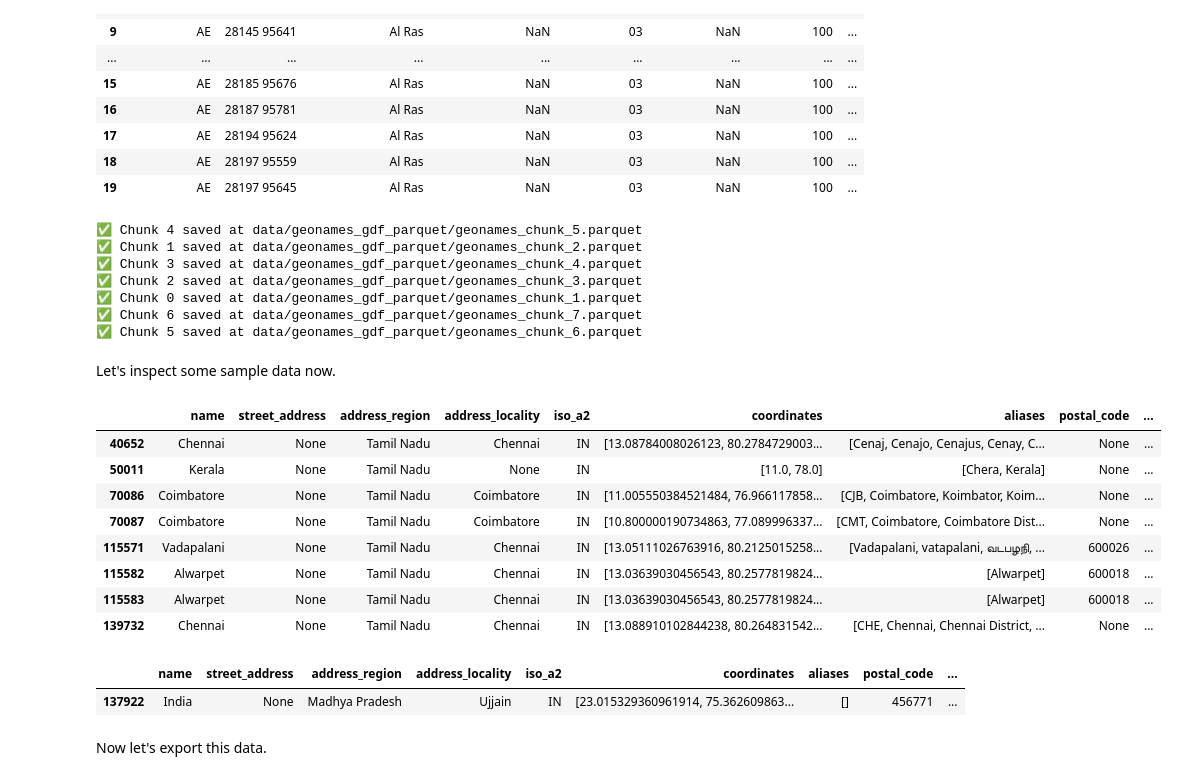
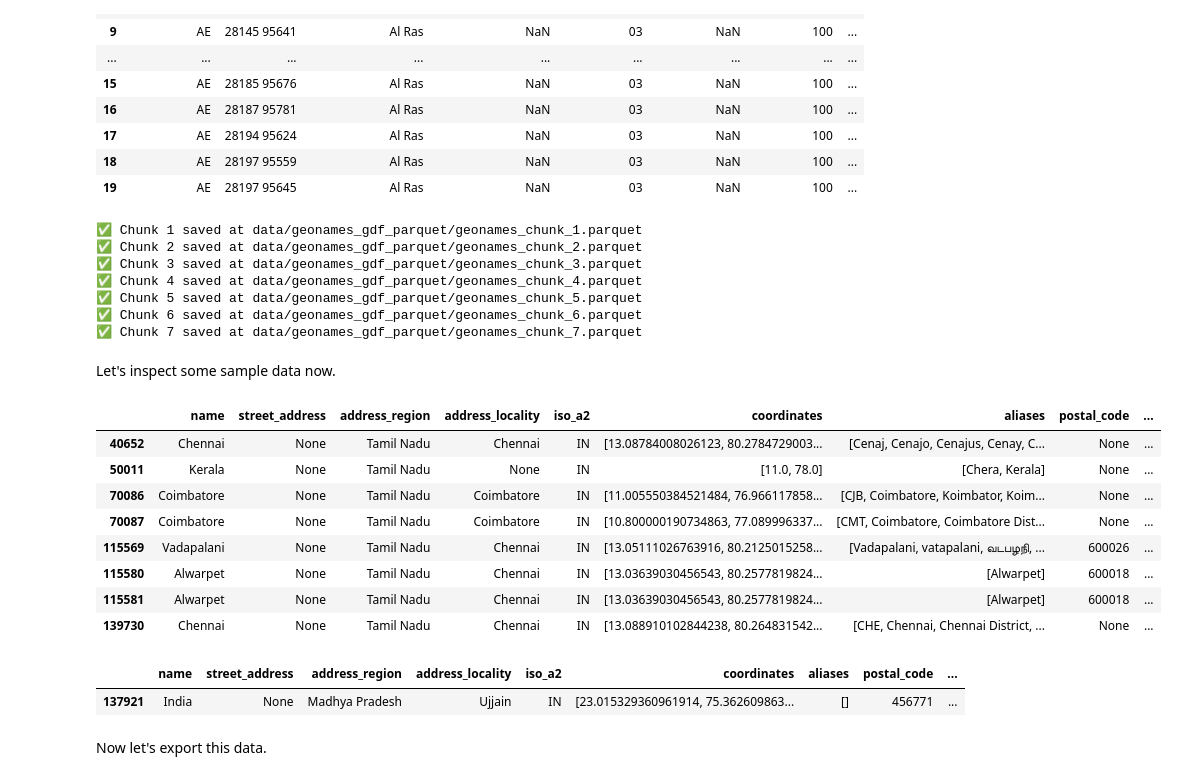
Before and after one commit to hospitaljobsin/hospitaljobsin, a Jupyter notebook: server/notebooks/import_regions.ipynb, the cells around one changed output. Cells and saved outputs as stored; diff of their text form; code cells hidden in the pictures.

Commit message:
fix import regions notebook

```diff
--- a/server/notebooks/import_regions.ipynb
+++ b/server/notebooks/import_regions.ipynb
@@ -669,8 +746,8 @@ File already exists: data/admin2Codes.txt, skipping download.
 # Example of batch processing from Parquet files
 def process_parquet_batches(parquet_files):
     """Yield DataFrames in batches from multiple Parquet files."""
-    for chunk, file in enumerate(parquet_files):
-        yield chunk + 1, pd.read_parquet(file, engine="pyarrow")
+    for chunk_index, file in enumerate(parquet_files, 1):  # Start from 1 to match previous indexing
+        yield chunk_index, pd.read_parquet(file, engine="pyarrow")
 # %%
 # 3. Use inside your pipeline
 def resolve_address_region(row, admin1_map, admin2_map):
@@ -788,8 +865,8 @@ Postal codes data sample:
 | 18 | AE | 28197 95559 | Al Ras | NaN | 03 | NaN | 100 | ... |
 | 19 | AE | 28197 95645 | Al Ras | NaN | 03 | NaN | 100 | ... |
 # %%
+# Sequential processing version to avoid ProcessPoolExecutor pickling issues
 from shapely.geometry import Point
-from concurrent.futures import ProcessPoolExecutor, as_completed
 import logging
 import numpy as np
 
@@ -814,10 +891,10 @@ def assign_postal(row):
     return row["postal_code"]
 
 
+def process_and_save_sequential(chunk_index, batch_df):
+    """Sequential version to avoid ProcessPoolExecutor pickling issues."""
+    logging.info(f"Processing chunk {chunk_index}...")
 
-def process_and_save(batch_index_df):
-    chunk_index, batch_df = batch_index_df
-    logging.info("loading dataframe...")
     locality_gdf = gpd.GeoDataFrame(
         batch_df,
         geometry=batch_df["coordinates"].apply(lambda x: Point(x[1], x[0])),
@@ -837,7 +914,6 @@ def process_and_save(batch_index_df):
         locality_with_postal["postal_code_left"]
     )
 
-
     locality_with_postal["postal_code"] = locality_with_postal.apply(assign_postal, axis=1)
 
     locality_with_postal["level"] = "locality"
@@ -846,67 +922,62 @@ def process_and_save(batch_index_df):
     locality_with_postal = locality_with_postal.drop(
         columns=["index_right", "dist_m", "postal_code_left", "postal_code_right", "geometry", "admin1_code", "admin2_code", "admin3_code", "admin4_code"]
     )
+
     coords = np.array(locality_with_postal["coordinates"].to_list(), dtype=np.float32)
-
     locality_with_postal["coordinates"] = coords.tolist()
 
     parquet_path = get_gdf_parquet_path(chunk_index)
     try:
         locality_with_postal.to_parquet(parquet_path, index=False)
         logging.info(f"Chunk {chunk_index} saved to {parquet_path}")
+        print(f"✅ Chunk {chunk_index} saved at {parquet_path}")
     except Exception as e:
-        logging.info(f"Error saving chunk {chunk_index}: {e}")
+        logging.error(f"Error saving chunk {chunk_index}: {e}")
+        print(f"❌ Chunk {chunk_index} failed: {e}")
+        raise e
     return parquet_path
 
-with ProcessPoolExecutor() as executor:
-    futures = {
-        executor.submit(process_and_save, batch): idx
-        for idx, batch in enumerate(process_parquet_batches(parquet_files))
-    }
-
-    for future in as_completed(futures):
-        idx = futures[future]
-        try:
-            result = future.result()  # forces execution & raises any errors
-            print(f"✅ Chunk {idx} saved at {result}")
-        except Exception as e:
-            print(f"❌ Chunk {idx} failed: {e}")
-            raise e
+# Process chunks sequentially
+for chunk_index, batch_df in process_parquet_batches(parquet_files):
+    process_and_save_sequential(chunk_index, batch_df)
 # %% [output]
-✅ Chunk 4 saved at data/geonames_gdf_parquet/geonames_chunk_5.parquet
-✅ Chunk 1 saved at data/geonames_gdf_parquet/geonames_chunk_2.parquet
-✅ Chunk 3 saved at data/geonames_gdf_parquet/geonames_chunk_4.parquet
-✅ Chunk 2 saved at data/geonames_gdf_parquet/geonames_chunk_3.parquet
-✅ Chunk 0 saved at data/geonames_gdf_parquet/geonames_chunk_1.parquet
-✅ Chunk 6 saved at data/geonames_gdf_parquet/geonames_chunk_7.parquet
-✅ Chunk 5 saved at data/geonames_gdf_parquet/geonames_chunk_6.parquet
+✅ Chunk 1 saved at data/geonames_gdf_parquet/geonames_chunk_1.parquet
+✅ Chunk 2 saved at data/geonames_gdf_parquet/geonames_chunk_2.parquet
+✅ Chunk 3 saved at data/geonames_gdf_parquet/geonames_chunk_3.parquet
+✅ Chunk 4 saved at data/geonames_gdf_parquet/geonames_chunk_4.parquet
+✅ Chunk 5 saved at data/geonames_gdf_parquet/geonames_chunk_5.parquet
+✅ Chunk 6 saved at data/geonames_gdf_parquet/geonames_chunk_6.parquet
+✅ Chunk 7 saved at data/geonames_gdf_parquet/geonames_chunk_7.parquet
 # %% [markdown]
 Let's inspect some sample data now.
 # %%
 gdf_parquet_files = sorted(PARQUET_GDF_DIR.glob("geonames_chunk_*.parquet"))
 # %%
+# Ensure gdf_parquet_files is defined
+gdf_parquet_files = sorted(PARQUET_GDF_DIR.glob("geonames_chunk_*.parquet"))
+
 def find_localities(names: list[str]) -> None:
     for chunk_index, batch_df in process_parquet_batches(gdf_parquet_files):
         # filter rows with missing postal_code
         # further filter rows where 'name' matches the given name
         matched = batch_df[batch_df["name"].isin(names)]
 
         if not matched.empty:
             display(matched.head(20))
 
 find_localities(["Alwarpet", "France", "Vadapalani", "Chennai", "Tuticorin", "Coimbatore", "India", "Kerala", "Tamil Nadu"])
 # %% [output]
 |  | name | street_address | address_region | address_locality | iso_a2 | coordinates | aliases | postal_code | ... |
 | 40652 | Chennai | None | Tamil Nadu | Chennai | IN | [13.08784008026123, 80.2784729003... | [Cenaj, Cenajo, Cenajus, Cenay, C... | None | ... |
 | 50011 | Kerala | None | Tamil Nadu | None | IN | [11.0, 78.0] | [Chera, Kerala] | None | ... |
 | 70086 | Coimbatore | None | Tamil Nadu | Coimbatore | IN | [11.005550384521484, 76.966117858... | [CJB, Coimbatore, Koimbator, Koim... | None | ... |
 | 70087 | Coimbatore | None | Tamil Nadu | Coimbatore | IN | [10.800000190734863, 77.089996337... | [CMT, Coimbatore, Coimbatore Dist... | None | ... |
-| 115571 | Vadapalani | None | Tamil Nadu | Chennai | IN | [13.05111026763916, 80.2125015258... | [Vadapalani, vatapalani, வடபழநி, ... | 600026 | ... |
-| 115582 | Alwarpet | None | Tamil Nadu | Chennai | IN | [13.03639030456543, 80.2577819824... | [Alwarpet] | 600018 | ... |
-| 115583 | Alwarpet | None | Tamil Nadu | Chennai | IN | [13.03639030456543, 80.2577819824... | [Alwarpet] | 600018 | ... |
-| 139732 | Chennai | None | Tamil Nadu | Chennai | IN | [13.088910102844238, 80.264831542... | [CHE, Chennai, Chennai District, ... | None | ... |
+| 115569 | Vadapalani | None | Tamil Nadu | Chennai | IN | [13.05111026763916, 80.2125015258... | [Vadapalani, vatapalani, வடபழநி, ... | 600026 | ... |
+| 115580 | Alwarpet | None | Tamil Nadu | Chennai | IN | [13.03639030456543, 80.2577819824... | [Alwarpet] | 600018 | ... |
+| 115581 | Alwarpet | None | Tamil Nadu | Chennai | IN | [13.03639030456543, 80.2577819824... | [Alwarpet] | 600018 | ... |
+| 139730 | Chennai | None | Tamil Nadu | Chennai | IN | [13.088910102844238, 80.264831542... | [CHE, Chennai, Chennai District, ... | None | ... |
 |  | name | street_address | address_region | address_locality | iso_a2 | coordinates | aliases | postal_code | ... |
-| 137922 | India | None | Madhya Pradesh | Ujjain | IN | [23.015329360961914, 75.362609863... | [] | 456771 | ... |
+| 137921 | India | None | Madhya Pradesh | Ujjain | IN | [23.015329360961914, 75.362609863... | [] | 456771 | ... |
 # %% [markdown]
 Now let's export this data.
 # %%
```
Also changed, not shown: parts of 4 cells of this notebook, 2 other files.
